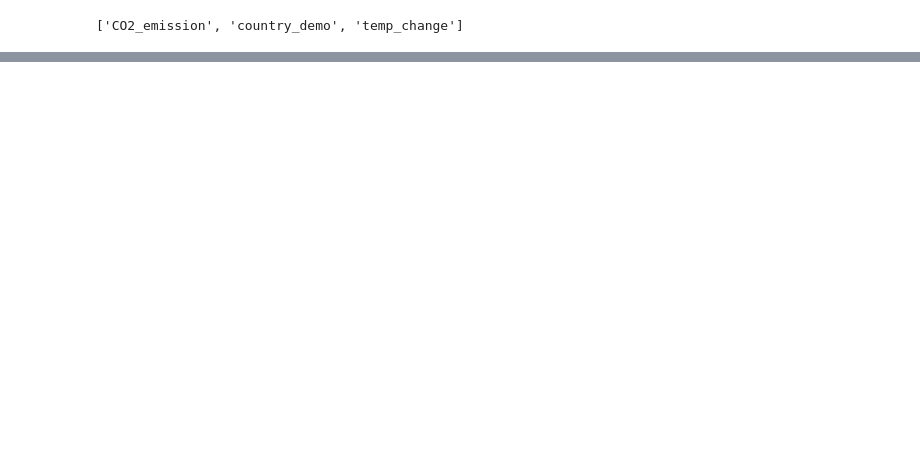
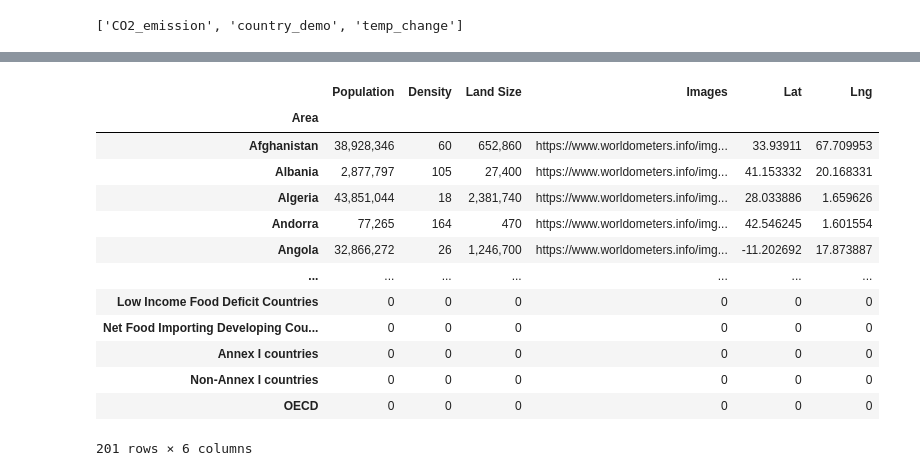
Before and after one commit to divya-gh/Climate-Interactive-Dashboard, a Jupyter notebook: add_Demo_info.ipynb, the cells around one changed output, grey strips where cells are left out. Cells and saved outputs as stored; diff of their text form; code cells hidden in the pictures; blank space fills up the shorter version.

```diff
--- a/add_Demo_info.ipynb
+++ b/add_Demo_info.ipynb
@@ -307,0 +155,31 @@ Scatter_obj1
+# %%
+#Merge Temp_change by meteor year per country to Avg_Co2 Emission df
+merged_co2_country =meteor_id_df.merge(avg_co2, how = 'left',  on="Area")
+
+#find null
+merged_co2_country.isna().sum()
+#fill 0
+merged_co2_country = merged_co2_country.fillna(0)
+#find null again
+merged_co2_country.isna().sum()
+
+#merge population data to Temp and Co2 Emission df
+popu_data = merged_co2_country.merge(demo_sorted_df, how = 'left', on ="Area" )
+
+popu_data = popu_data[['Area', 'Population','Density', 'Land Size', 'Images', 'Lat','Lng']].fillna(0).set_index("Area",drop=True)
+popu_data
+# %% [output]
+|  | Population | Density | Land Size | Images | Lat | Lng |
+| Area |  |  |  |  |  |  |
+| Afghanistan | 38,928,346 | 60 | 652,860 | https://www.worldometers.info/img... | 33.93911 | 67.709953 |
+| Albania | 2,877,797 | 105 | 27,400 | https://www.worldometers.info/img... | 41.153332 | 20.168331 |
+| Algeria | 43,851,044 | 18 | 2,381,740 | https://www.worldometers.info/img... | 28.033886 | 1.659626 |
+| Andorra | 77,265 | 164 | 470 | https://www.worldometers.info/img... | 42.546245 | 1.601554 |
+| Angola | 32,866,272 | 26 | 1,246,700 | https://www.worldometers.info/img... | -11.202692 | 17.873887 |
+| ... | ... | ... | ... | ... | ... | ... |
+| Low Income Food Deficit Countries | 0 | 0 | 0 | 0 | 0 | 0 |
+| Net Food Importing Developing Cou... | 0 | 0 | 0 | 0 | 0 | 0 |
+| Annex I countries | 0 | 0 | 0 | 0 | 0 | 0 |
+| Non-Annex I countries | 0 | 0 | 0 | 0 | 0 | 0 |
+| OECD | 0 | 0 | 0 | 0 | 0 | 0 |
+201 rows × 6 columns
```
Also changed, not shown: parts of 16 cells of this notebook, 2 other files.
